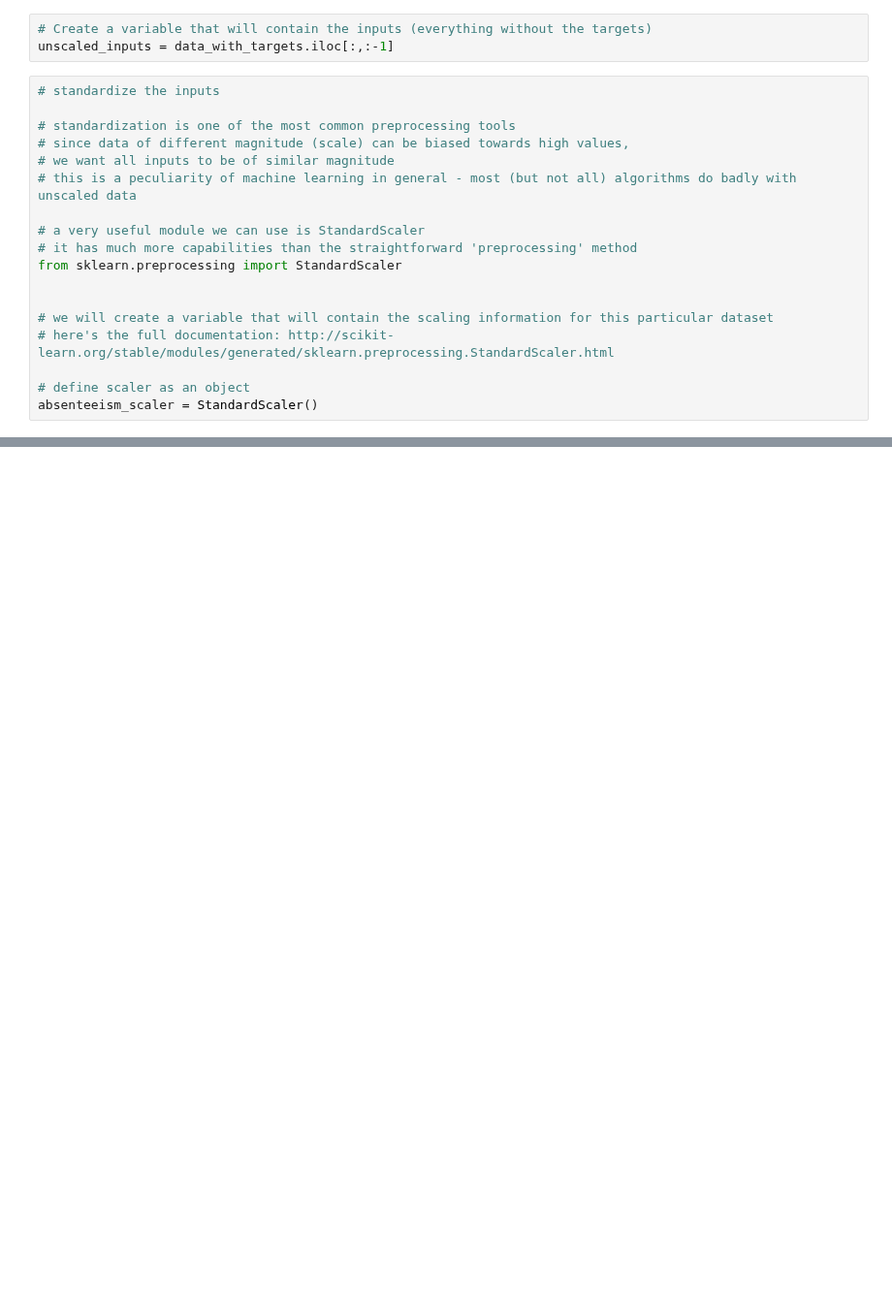
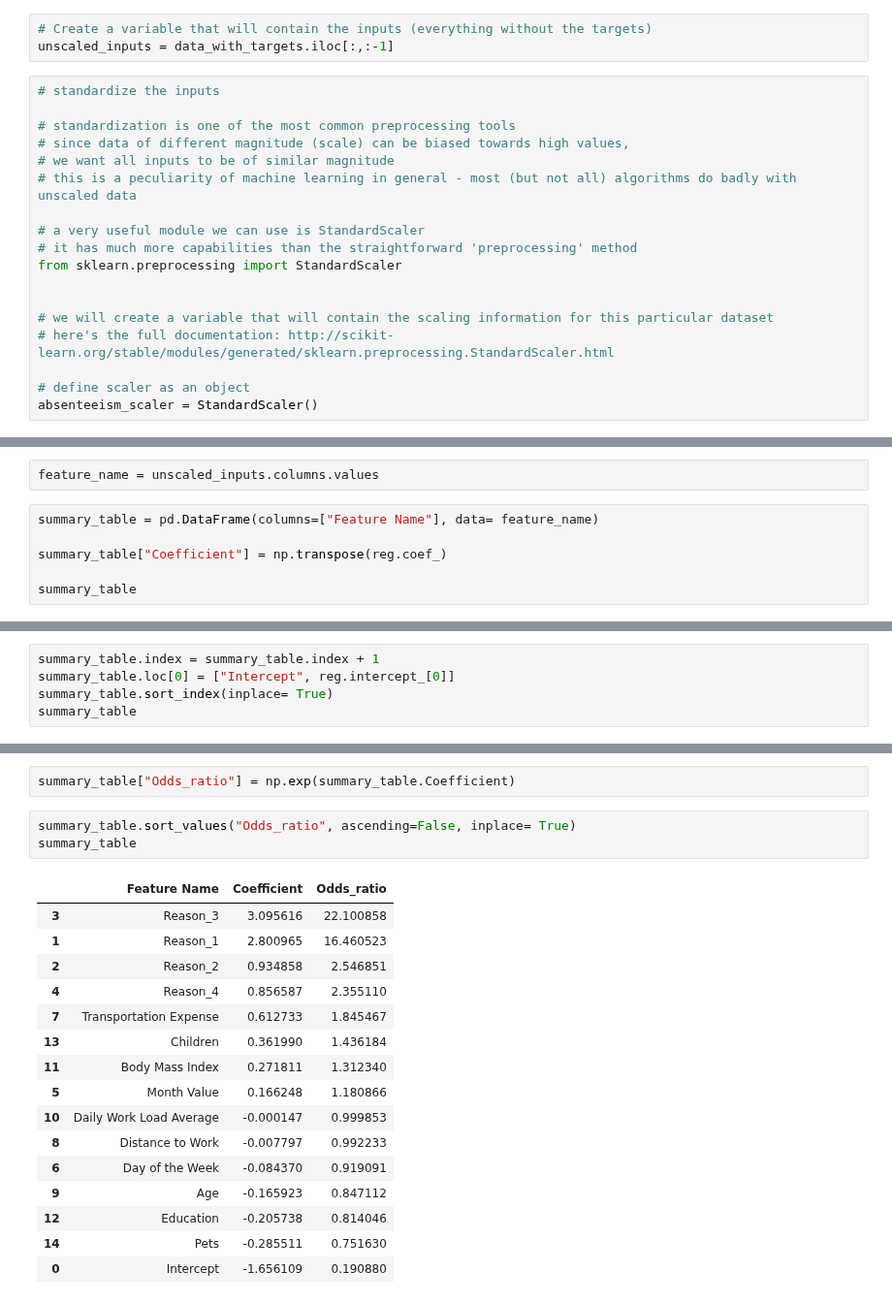
Before and after one commit to hakankorpe/2024, a Jupyter notebook: Absenteeism Exercise.ipynb, the cells around one changed output, grey strips where cells are left out. Shown at 97% size. Cells and saved outputs as stored; diff of their text form; blank space fills up the shorter version.

```diff
--- a/Absenteeism Exercise.ipynb
+++ b/Absenteeism Exercise.ipynb
@@ -137,0 +288,8 @@ absenteeism_scaler = StandardScaler()
+# %%
+feature_name = unscaled_inputs.columns.values
+# %%
+summary_table = pd.DataFrame(columns=["Feature Name"], data= feature_name)
+
+summary_table["Coefficient"] = np.transpose(reg.coef_)
+
+summary_table
@@ -137,0 +312,5 @@ absenteeism_scaler = StandardScaler()
+# %%
+summary_table.index = summary_table.index + 1
+summary_table.loc[0] = ["Intercept", reg.intercept_[0]]
+summary_table.sort_index(inplace= True)
+summary_table
@@ -137,0 +334,22 @@ absenteeism_scaler = StandardScaler()
+# %%
+summary_table["Odds_ratio"] = np.exp(summary_table.Coefficient)
+# %%
+summary_table.sort_values("Odds_ratio", ascending=False, inplace= True)
+summary_table
+# %% [output]
+|  | Feature Name | Coefficient | Odds_ratio |
+| 3 | Reason_3 | 3.095616 | 22.100858 |
+| 1 | Reason_1 | 2.800965 | 16.460523 |
+| 2 | Reason_2 | 0.934858 | 2.546851 |
+| 4 | Reason_4 | 0.856587 | 2.355110 |
+| 7 | Transportation Expense | 0.612733 | 1.845467 |
+| 13 | Children | 0.361990 | 1.436184 |
+| 11 | Body Mass Index | 0.271811 | 1.312340 |
+| 5 | Month Value | 0.166248 | 1.180866 |
+| 10 | Daily Work Load Average | -0.000147 | 0.999853 |
+| 8 | Distance to Work | -0.007797 | 0.992233 |
+| 6 | Day of the Week | -0.084370 | 0.919091 |
+| 9 | Age | -0.165923 | 0.847112 |
+| 12 | Education | -0.205738 | 0.814046 |
+| 14 | Pets | -0.285511 | 0.751630 |
+| 0 | Intercept | -1.656109 | 0.190880 |
```
Also changed, not shown: parts of 25 cells of this notebook.
